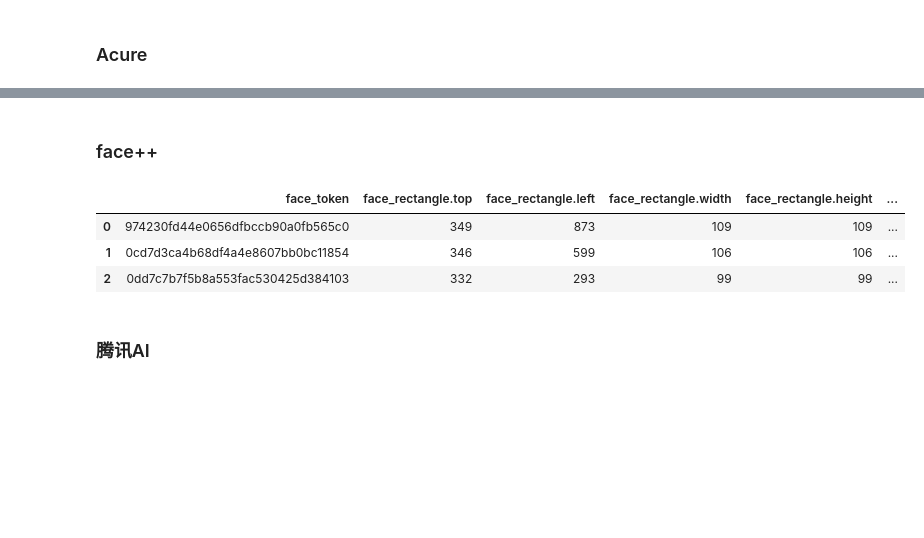
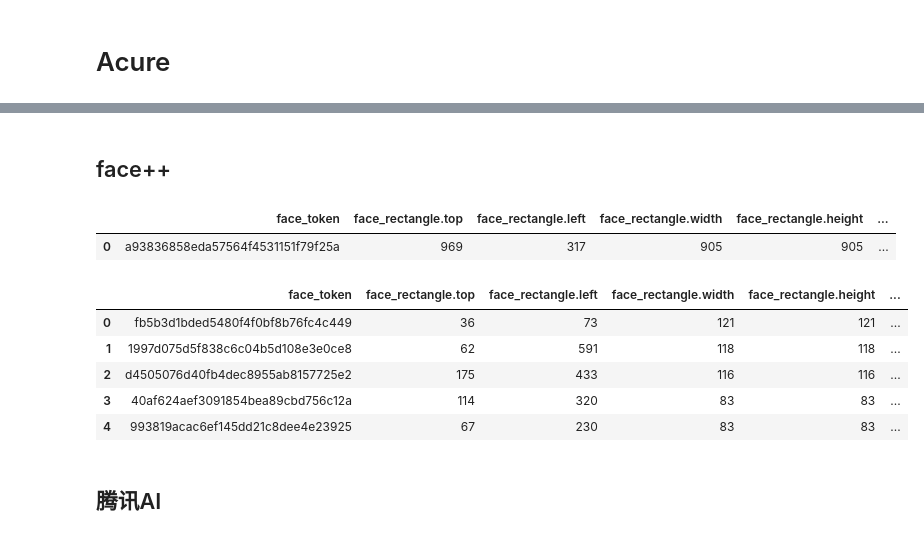
Before and after one commit to 181013118/API, a Jupyter notebook: API_face.ipynb, the cells around one changed output, grey strips where cells are left out. Saved outputs shown, nothing was run; the diff lists cells and outputs as text; code cells hidden in the pictures; blank space fills up the shorter version.

```diff
--- a/API_face.ipynb
+++ b/API_face.ipynb
@@ -14,3 +8,3 @@
 # %% [markdown]
-### Acure
+# Acure
 # %%
@@ -50,8 +45,52 @@ df
 | e3a2f6e3-e3af-4367-bf86-b7cc87a506c2 | 0.003 | female | 24.0 | NoGlasses | ... |
 | 13d7e643-5d63-4234-846c-4db54dec569c | 0.000 | male | 30.0 | NoGlasses | ... |
 # %% [markdown]
-### face++
+## face++
+# %%
+# 单人图片
+import requests
+import pandas as pd
+
+
+api_secret = "GOIWWYgByZ_odq7kgchowa6nCZzNKVMU"
+# 2、输入我们API_Key
+api_key = 'D-09_qb6yShR-K3ydXgs0ajfEf1SZhcX'  # Replace with a valid Subscription Key here.
+
+
+# 3、目标url
+# 这里也可以使用本地图片 例如：filepath ="image/tupian.jpg"
+BASE_URL = 'https://api-cn.faceplusplus.com/facepp/v3/detect'
+img_url = 'https://www.hawtcelebs.com/wp-content/uploads/2012/02/Evan-Rachel-Wood-at-The-Ever-Changing-Face-Of-Beauty-in-New-York-24.jpg'
+
+# 4、沿用API文档的示范代码,准备我们的headers和图片(数据)
+
+headers = {
+    'Content-Type': 'application/json',
+}
+
+# 5、准备symbol ? 后面的数据
+
+payload = {
+    "image_url":img_url,
+    'api_key': api_key,
+    'api_secret': api_secret,
+    'return_attributes':'gender,age,smiling,emotion',
+}
+
+#  6、requests发送我们请求
+r = requests.post(BASE_URL, params=payload, headers=headers)
+r.status_code
+r.json()
+results = r.json()
+results
+
+face_pd = pd.json_normalize(results,record_path='faces')
+face_pd
+# %% [output]
+|  | face_token | face_rectangle.top | face_rectangle.left | face_rectangle.width | face_rectangle.height | ... |
+| 0 | a93836858eda57564f4531151f79f25a | 969 | 317 | 905 | 905 | ... |
 # %%
+# 多人图片2
 import requests
 import pandas as pd
 
@@ -64,39 +103,41 @@ api_key = 'D-09_qb6yShR-K3ydXgs0ajfEf1SZhcX'  # Replace with a valid Subscriptio
 # 3、目标url
 # 这里也可以使用本地图片 例如：filepath ="image/tupian.jpg"
 BASE_URL = 'https://api-cn.faceplusplus.com/facepp/v3/detect'
-img_url = 'https://cdn2.thelineofbestfit.com/images/made/images/remote/https_cdn2.thelineofbestfit.com/media/2014/weakened-friends-2018_1290_860.jpg'
+img_url = 'https://uctlanguagecentre.com/wp-content/uploads/2016/12/multicultural_2.jpg'
 
 # 4、沿用API文档的示范代码,准备我们的headers和图片(数据)
 
 headers = {
     'Content-Type': 'application/json',
 }
 
 # 5、准备symbol ? 后面的数据
 
 payload = {
     "image_url":img_url,
     'api_key': api_key,
     'api_secret': api_secret,
     'return_attributes':'gender,age,smiling,emotion',
 }
 
 #  6、requests发送我们请求
 r = requests.post(BASE_URL, params=payload, headers=headers)
 r.status_code
 r.json()
 results = r.json()
 results
 
 face_pd = pd.json_normalize(results,record_path='faces')
 face_pd
 # %% [output]
 |  | face_token | face_rectangle.top | face_rectangle.left | face_rectangle.width | face_rectangle.height | ... |
-| 0 | 974230fd44e0656dfbccb90a0fb565c0 | 349 | 873 | 109 | 109 | ... |
-| 1 | 0cd7d3ca4b68df4a4e8607bb0bc11854 | 346 | 599 | 106 | 106 | ... |
-| 2 | 0dd7c7b7f5b8a553fac530425d384103 | 332 | 293 | 99 | 99 | ... |
+| 0 | fb5b3d1bded5480f4f0bf8b76fc4c449 | 36 | 73 | 121 | 121 | ... |
+| 1 | 1997d075d5f838c6c04b5d108e3e0ce8 | 62 | 591 | 118 | 118 | ... |
+| 2 | d4505076d40fb4dec8955ab8157725e2 | 175 | 433 | 116 | 116 | ... |
+| 3 | 40af624aef3091854bea89cbd756c12a | 114 | 320 | 83 | 83 | ... |
+| 4 | 993819acac6ef145dd21c8dee4e23925 | 67 | 230 | 83 | 83 | ... |
 # %% [markdown]
-### 腾讯AI
+## 腾讯AI
 # %%
 import hashlib
 import time
```
Also changed, not shown: parts of 8 cells of this notebook.
